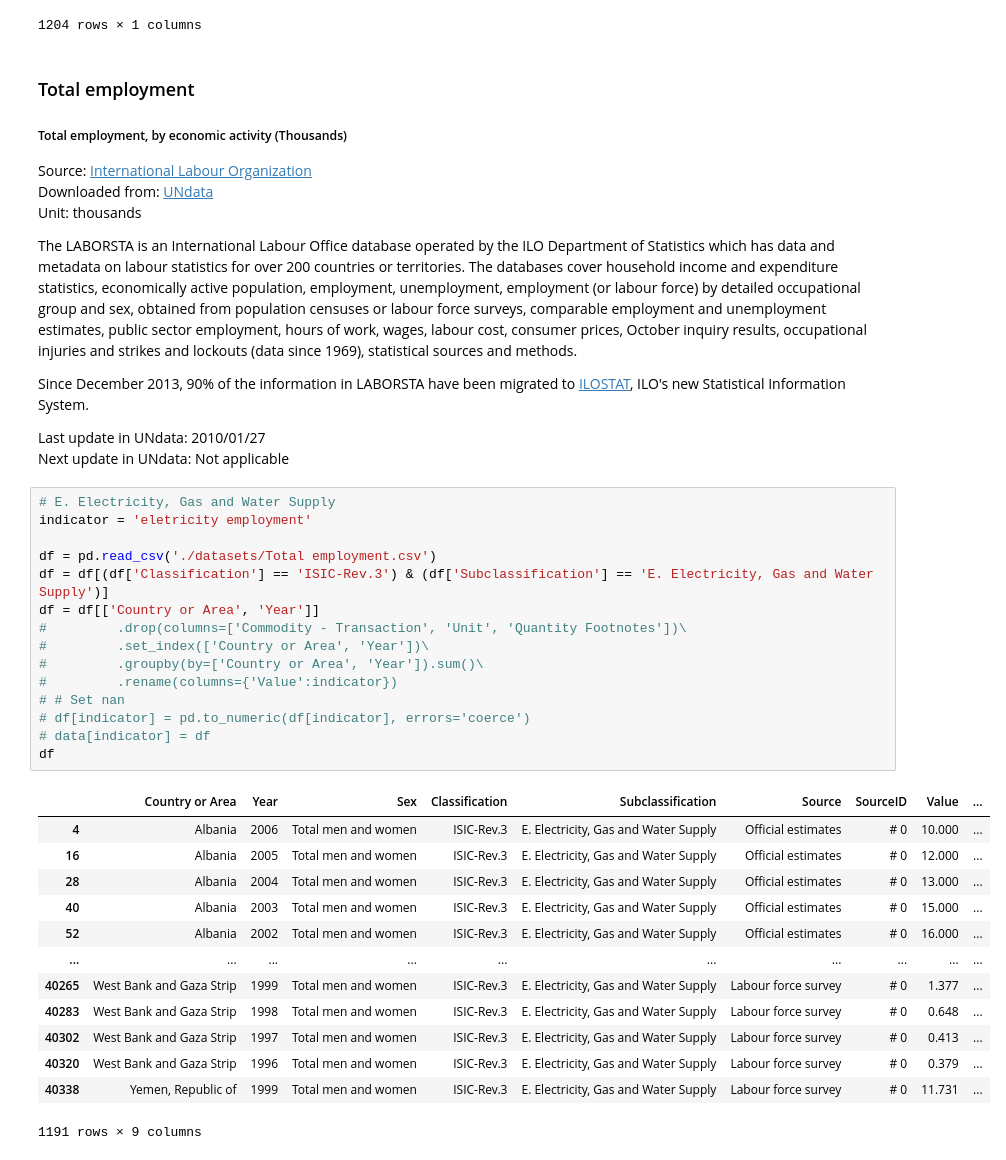
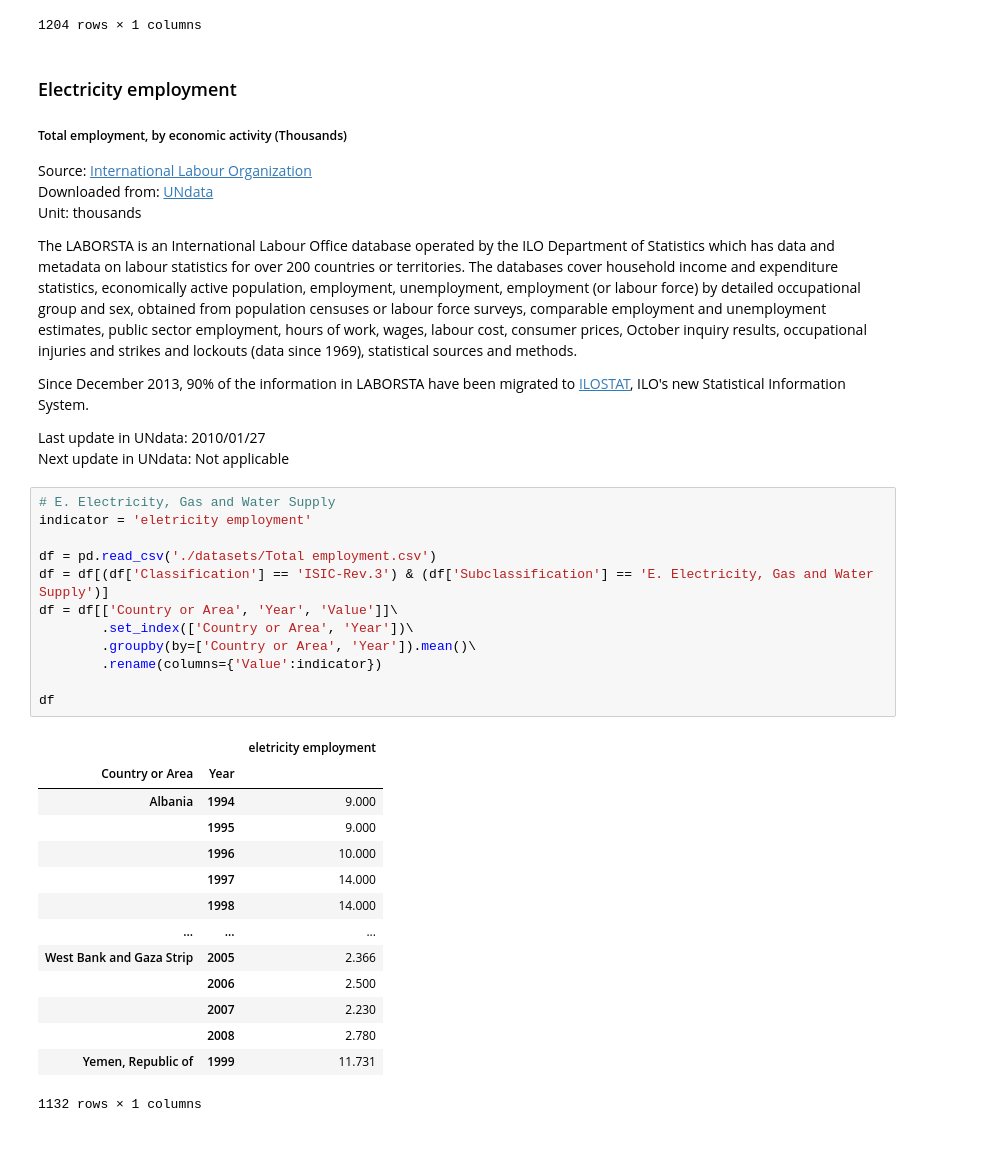
Before and after one commit to LucaDiba/renewable-causal-effects, a Jupyter notebook: Datasets merging.ipynb, the cells around one changed output. Saved outputs shown, nothing was run; the diff lists cells and outputs as text.

Commit message:
Updated "Electricity employment"

```diff
--- a/Datasets merging.ipynb
+++ b/Datasets merging.ipynb
@@ -326,7 +326,7 @@ df
 |  | 2017 | 6.456718e+06 |
 1204 rows × 1 columns
 # %% [markdown]
-### Total employment
+### Electricity employment
 
 ##### Total employment, by economic activity (Thousands)
 
@@ -343,29 +343,27 @@ Next update in UNdata: Not applicable
 # %%
 # E. Electricity, Gas and Water Supply
 indicator = 'eletricity employment'
 
 df = pd.read_csv('./datasets/Total employment.csv')
 df = df[(df['Classification'] == 'ISIC-Rev.3') & (df['Subclassification'] == 'E. Electricity, Gas and Water Supply')]
-df = df[['Country or Area', 'Year']]
-#         .drop(columns=['Commodity - Transaction', 'Unit', 'Quantity Footnotes'])\
-#         .set_index(['Country or Area', 'Year'])\
-#         .groupby(by=['Country or Area', 'Year']).sum()\
-#         .rename(columns={'Value':indicator})
-# # Set nan
-# df[indicator] = pd.to_numeric(df[indicator], errors='coerce')
-# data[indicator] = df
+df = df[['Country or Area', 'Year', 'Value']]\
+        .set_index(['Country or Area', 'Year'])\
+        .groupby(by=['Country or Area', 'Year']).mean()\
+        .rename(columns={'Value':indicator})
+
 df
 # %% [output]
-|  | Country or Area | Year | Sex | Classification | Subclassification | Source | SourceID | Value | ... |
-| 4 | Albania | 2006 | Total men and women | ISIC-Rev.3 | E. Electricity, Gas and Water Supply | Official estimates | # 0 | 10.000 | ... |
-| 16 | Albania | 2005 | Total men and women | ISIC-Rev.3 | E. Electricity, Gas and Water Supply | Official estimates | # 0 | 12.000 | ... |
-| 28 | Albania | 2004 | Total men and women | ISIC-Rev.3 | E. Electricity, Gas and Water Supply | Official estimates | # 0 | 13.000 | ... |
-| 40 | Albania | 2003 | Total men and women | ISIC-Rev.3 | E. Electricity, Gas and Water Supply | Official estimates | # 0 | 15.000 | ... |
-| 52 | Albania | 2002 | Total men and women | ISIC-Rev.3 | E. Electricity, Gas and Water Supply | Official estimates | # 0 | 16.000 | ... |
-| ... | ... | ... | ... | ... | ... | ... | ... | ... | ... |
-| 40265 | West Bank and Gaza Strip | 1999 | Total men and women | ISIC-Rev.3 | E. Electricity, Gas and Water Supply | Labour force survey | # 0 | 1.377 | ... |
-| 40283 | West Bank and Gaza Strip | 1998 | Total men and women | ISIC-Rev.3 | E. Electricity, Gas and Water Supply | Labour force survey | # 0 | 0.648 | ... |
-| 40302 | West Bank and Gaza Strip | 1997 | Total men and women | ISIC-Rev.3 | E. Electricity, Gas and Water Supply | Labour force survey | # 0 | 0.413 | ... |
-| 40320 | West Bank and Gaza Strip | 1996 | Total men and women | ISIC-Rev.3 | E. Electricity, Gas and Water Supply | Labour force survey | # 0 | 0.379 | ... |
-| 40338 | Yemen, Republic of | 1999 | Total men and women | ISIC-Rev.3 | E. Electricity, Gas and Water Supply | Labour force survey | # 0 | 11.731 | ... |
+|  |  | eletricity employment |
+| Country or Area | Year |  |
+| Albania | 1994 | 9.000 |
+|  | 1995 | 9.000 |
+|  | 1996 | 10.000 |
+|  | 1997 | 14.000 |
+|  | 1998 | 14.000 |
+| ... | ... | ... |
+| West Bank and Gaza Strip | 2005 | 2.366 |
+|  | 2006 | 2.500 |
+|  | 2007 | 2.230 |
+|  | 2008 | 2.780 |
+| Yemen, Republic of | 1999 | 11.731 |
-1191 rows × 9 columns
+1132 rows × 1 columns
```
